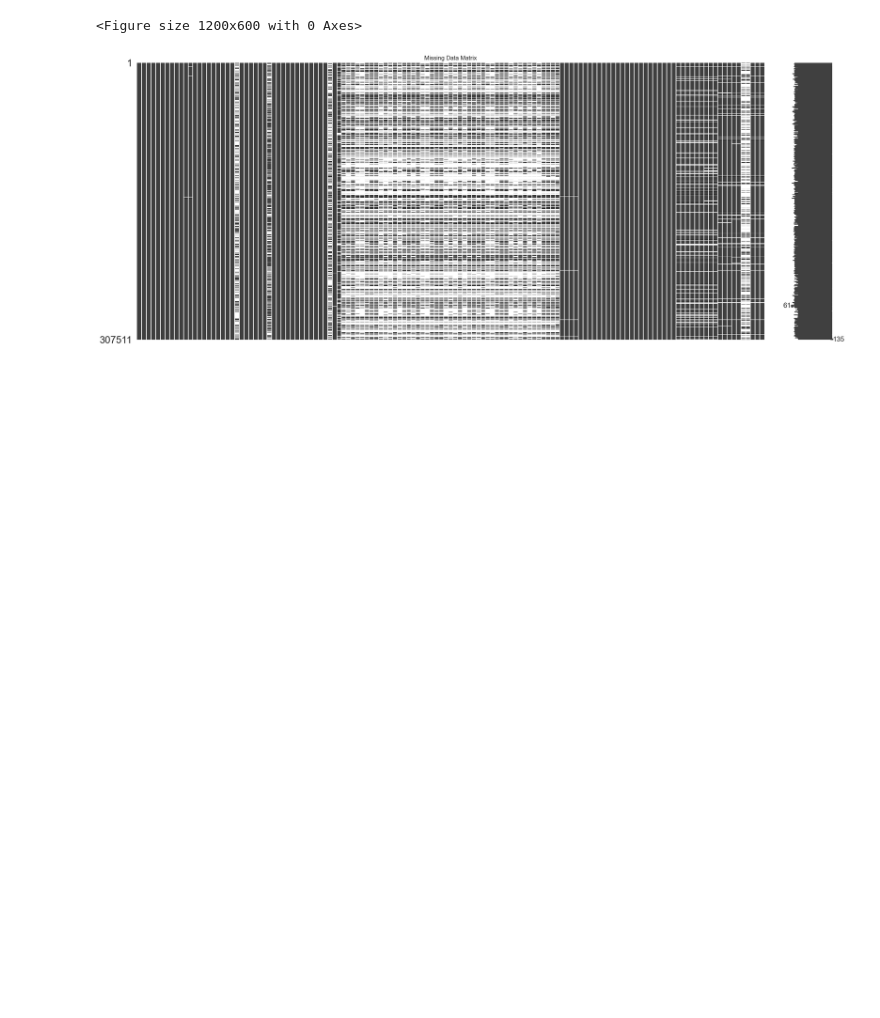
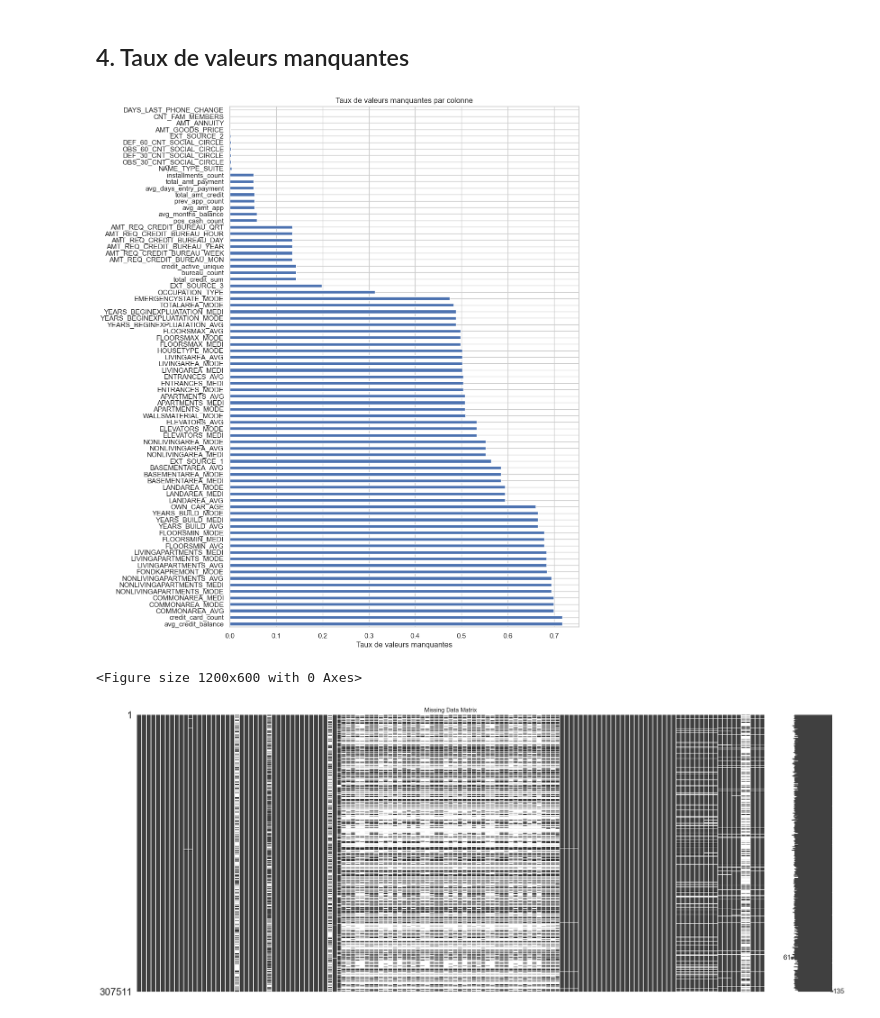
Before and after one commit to Elmboup/mlops-home-credit, a Jupyter notebook: home-credit-default-risk/notebooks/scoring_01_exploration.ipynb, the cells around one changed output. Cells and saved outputs as stored; diff of their text form; code cells hidden in the pictures; blank space fills up the shorter version.

```diff
--- a/home-credit-default-risk/notebooks/scoring_01_exploration.ipynb
+++ b/home-credit-default-risk/notebooks/scoring_01_exploration.ipynb
@@ -34,3 +90,16 @@ train_df.head()
+# %% [markdown]
+## 4. Taux de valeurs manquantes
+# %%
+missing = train_df.isnull().mean().sort_values(ascending=False)
+missing = missing[missing > 0]
+
+plt.figure(figsize=(10, 15))
+missing.plot(kind="barh")
+plt.title("Taux de valeurs manquantes par colonne")
+plt.xlabel("Taux de valeurs manquantes")
+plt.show()
+# %% [output]
+[figure, added]
 # %%
 # Analyse des valeurs manquantes (missingno matrix)
 plt.figure(figsize=(12, 6))
```
Also changed, not shown: parts of 43 cells of this notebook, 2 other files.
